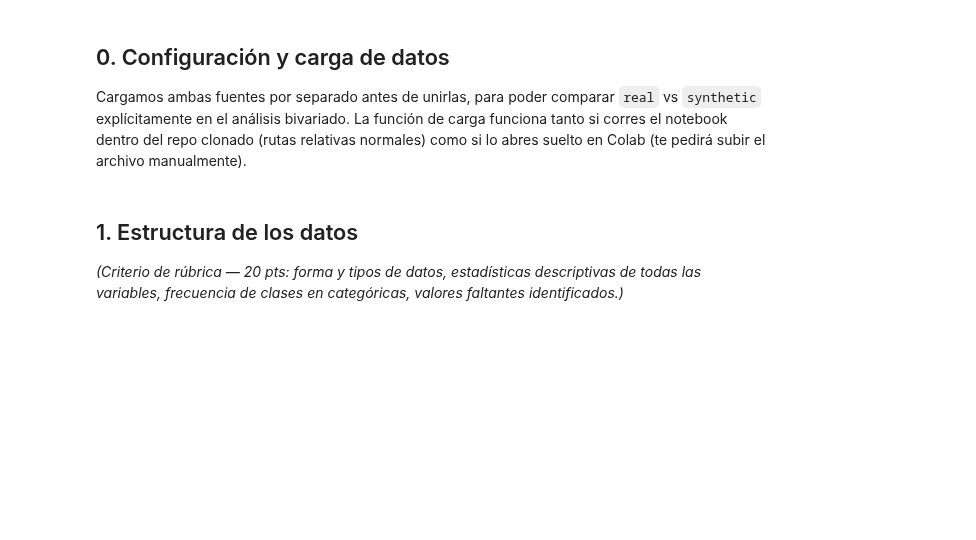
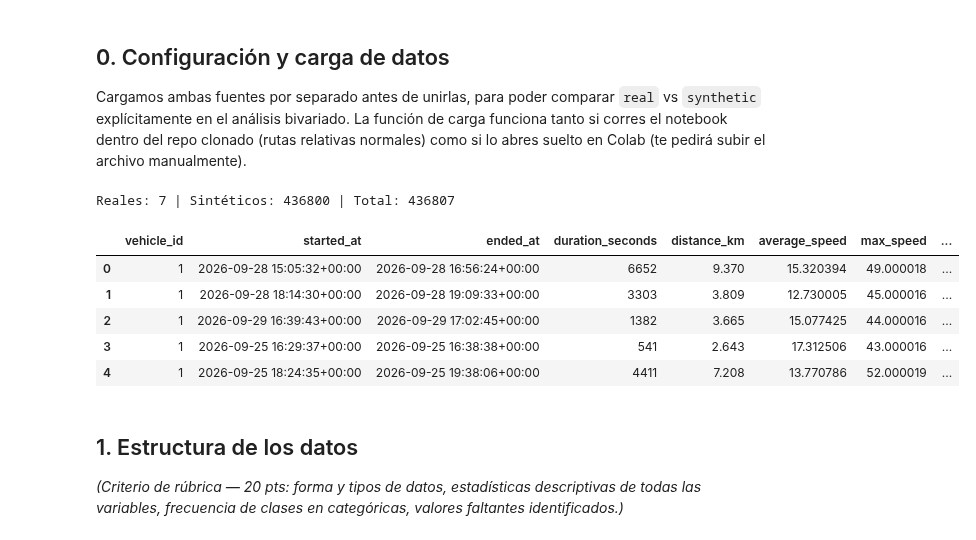
Before and after one commit to aleehpandita/transport-gps-analytics, a Jupyter notebook: notebooks/Avance1.56.ipynb, the cells around one changed output. Saved outputs shown, nothing was run; the diff lists cells and outputs as text; code cells hidden in the pictures; blank space fills up the shorter version.

```diff
--- a/notebooks/Avance1.56.ipynb
+++ b/notebooks/Avance1.56.ipynb
@@ -36,8 +36,8 @@ pd.set_option("display.max_columns", None)
 
 IN_COLAB = "google.colab" in sys.modules
 
-# TODO: ajustar el nombre del archivo si Mario lo nombró distinto
-SYNTHETIC_PATH = "../data/synthetic/trips_synthetic.csv"
+# Nombre confirmado del archivo que exporta SyntheticGeneration.ipynb
+SYNTHETIC_PATH = "../data/synthetic/synthetic_trips.csv"
 REAL_PATH = "../data/raw/trips_real_export.csv"
 
 
@@ -46,36 +46,64 @@ def cargar_datos(path, nombre):
     Colab (notebook abierto suelto, sin el repo), pide subirlo manualmente
     — así un Restart & Run All no truena solo por el entorno."""
     if os.path.exists(path):
         return pd.read_csv(path)
     if IN_COLAB:
         print(f"No se encontró '{path}' localmente. Sube el archivo '{nombre}':")
         from google.colab import files
         uploaded = files.upload()
         fname = list(uploaded.keys())[0]
         return pd.read_csv(fname)
     raise FileNotFoundError(
         f"No se encontró {path}. Corre este notebook desde dentro del repo "
         f"clonado (carpeta notebooks/), o ábrelo en Colab para que te pida "
         f"subir el archivo manualmente."
     )
 
 
 df_synthetic = cargar_datos(SYNTHETIC_PATH, "dataset sintético de trips")
 df_real = cargar_datos(REAL_PATH, "export de trips reales")
 
 assert "data_source" in df_synthetic.columns, "Falta data_source en el dataset sintético"
 assert "data_source" in df_real.columns, "Falta data_source en el dataset real"
 
+# Normalizar zonas: el dataset sintético trae origin_zone_id/destination_zone_id
+# (números), no los nombres — los traducimos aquí usando el catálogo del repo,
+# así ambas fuentes terminan con las mismas columnas origin_zone/destination_zone
+# (texto) sin importar cómo las exportó cada quien.
+ZONES_PATH = "../docs/zones.csv"
+if os.path.exists(ZONES_PATH):
+    zones_lookup = pd.read_csv(ZONES_PATH).set_index("id")["name"]
+    for d in [df_synthetic, df_real]:
+        if "origin_zone_id" in d.columns and "origin_zone" not in d.columns:
+            d["origin_zone"] = d["origin_zone_id"].map(zones_lookup)
+        if "destination_zone_id" in d.columns and "destination_zone" not in d.columns:
+            d["destination_zone"] = d["destination_zone_id"].map(zones_lookup)
+
 df = pd.concat([df_real, df_synthetic], ignore_index=True)
 
-# Conversión a datetime aquí, antes de cualquier describe() — si no, pandas
-# trata started_at/ended_at como texto plano en las estadísticas.
+assert df["origin_zone"].notna().any(), (
+    "origin_zone vino vacío en todas las filas — revisa que df_real tenga "
+    "origin_zone u origin_zone_id (ver instrucciones para regenerar el export real)."
+)
+
+# utc=True normaliza TODO a UTC tz-aware, sea que el CSV traiga "Z"
+# (synthetic) o fechas sin timezone (real export) — sin esto, pd.concat
+# mezcla tz-aware con tz-naive y el resultado deja de comportarse como
+# datetime real (se vuelve dtype object, y .dt deja de funcionar).
 for col in ["started_at", "ended_at"]:
     if col in df.columns:
-        df[col] = pd.to_datetime(df[col])
+        df[col] = pd.to_datetime(df[col], utc=True, format="mixed")
 
 print(f"Reales: {len(df_real)} | Sintéticos: {len(df_synthetic)} | Total: {len(df)}")
 df.head()
+# %% [output]
+Reales: 7 | Sintéticos: 436800 | Total: 436807
+|  | vehicle_id | started_at | ended_at | duration_seconds | distance_km | average_speed | max_speed | ... |
+| 0 | 1 | 2026-09-28 15:05:32+00:00 | 2026-09-28 16:56:24+00:00 | 6652 | 9.370 | 15.320394 | 49.000018 | ... |
+| 1 | 1 | 2026-09-28 18:14:30+00:00 | 2026-09-28 19:09:33+00:00 | 3303 | 3.809 | 12.730005 | 45.000016 | ... |
+| 2 | 1 | 2026-09-29 16:39:43+00:00 | 2026-09-29 17:02:45+00:00 | 1382 | 3.665 | 15.077425 | 44.000016 | ... |
+| 3 | 1 | 2026-09-25 16:29:37+00:00 | 2026-09-25 16:38:38+00:00 | 541 | 2.643 | 17.312506 | 43.000016 | ... |
+| 4 | 1 | 2026-09-25 18:24:35+00:00 | 2026-09-25 19:38:06+00:00 | 4411 | 7.208 | 13.770786 | 52.000019 | ... |
 # %% [markdown]
 ## 1. Estructura de los datos
 
```
Also changed, not shown: parts of 27 cells of this notebook.
